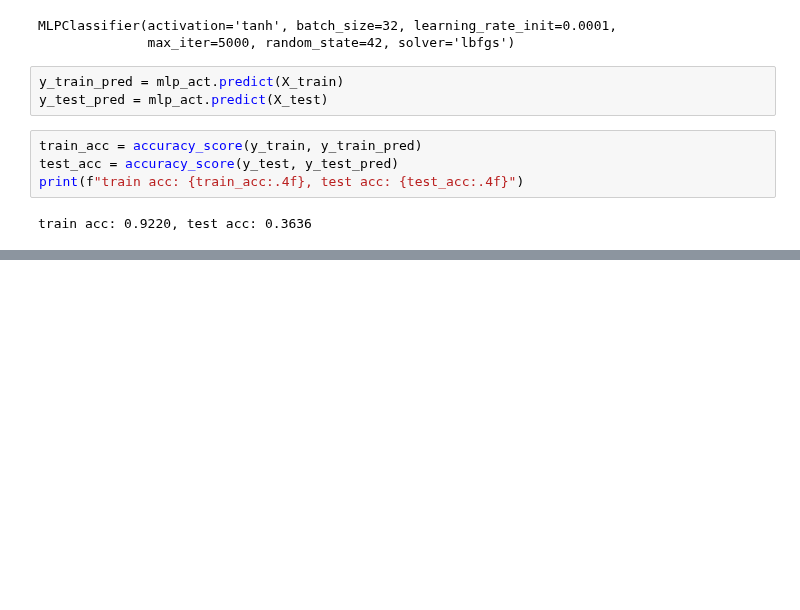
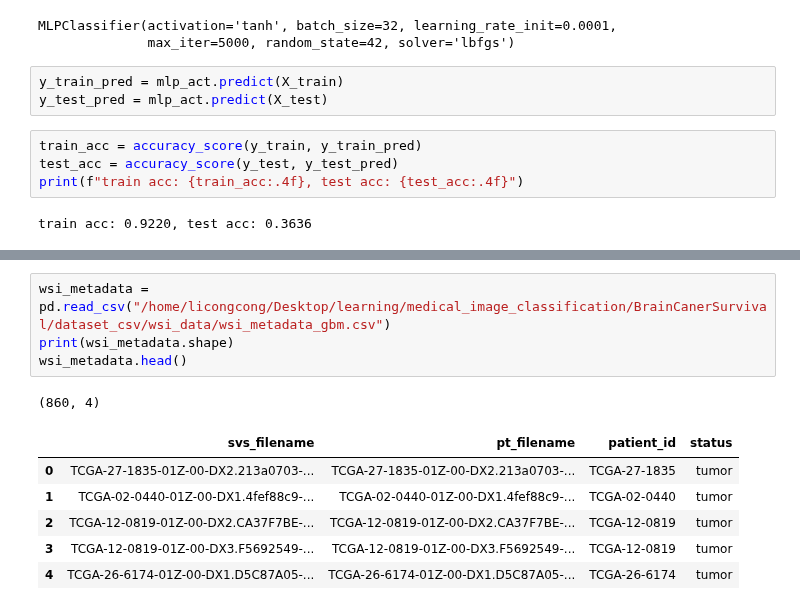
Before and after one commit to minnminncherry/BrainCancerSurv, a Jupyter notebook: mlp.ipynb, the cells around one changed output, grey strips where cells are left out. Drawn from its saved outputs; the diff is of its cells as text; blank space fills up the shorter version.

```diff
--- a/mlp.ipynb
+++ b/mlp.ipynb
@@ -356,0 +369,12 @@ train acc: 0.9220, test acc: 0.3636
+# %%
+wsi_metadata = pd.read_csv("/home/licongcong/Desktop/learning/medical_image_classification/BrainCanerSurvival/dataset_csv/wsi_data/wsi_metadata_gbm.csv")
+print(wsi_metadata.shape)
+wsi_metadata.head()
+# %% [output]
+(860, 4)
+|  | svs_filename | pt_filename | patient_id | status |
+| 0 | TCGA-27-1835-01Z-00-DX2.213a0703-... | TCGA-27-1835-01Z-00-DX2.213a0703-... | TCGA-27-1835 | tumor |
+| 1 | TCGA-02-0440-01Z-00-DX1.4fef88c9-... | TCGA-02-0440-01Z-00-DX1.4fef88c9-... | TCGA-02-0440 | tumor |
+| 2 | TCGA-12-0819-01Z-00-DX2.CA37F7BE-... | TCGA-12-0819-01Z-00-DX2.CA37F7BE-... | TCGA-12-0819 | tumor |
+| 3 | TCGA-12-0819-01Z-00-DX3.F5692549-... | TCGA-12-0819-01Z-00-DX3.F5692549-... | TCGA-12-0819 | tumor |
+| 4 | TCGA-26-6174-01Z-00-DX1.D5C87A05-... | TCGA-26-6174-01Z-00-DX1.D5C87A05-... | TCGA-26-6174 | tumor |
```
Also changed, not shown: parts of 3 cells of this notebook, 17 other files.
